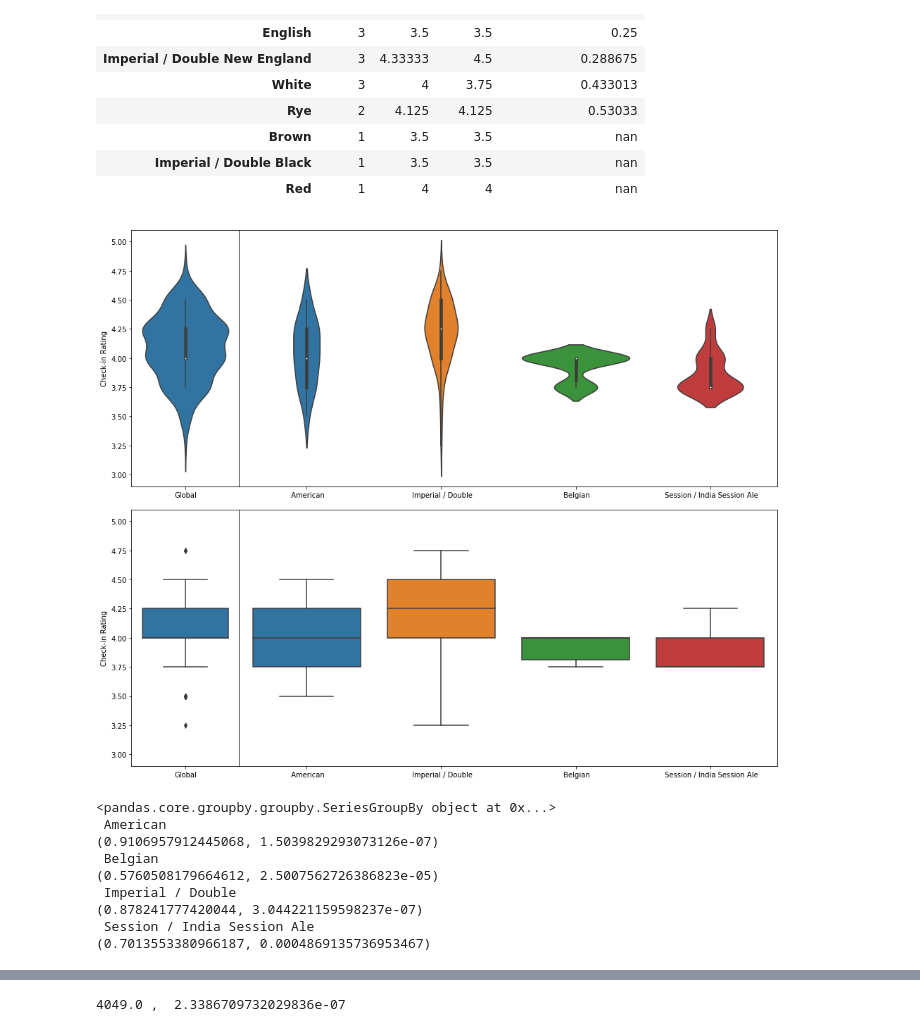
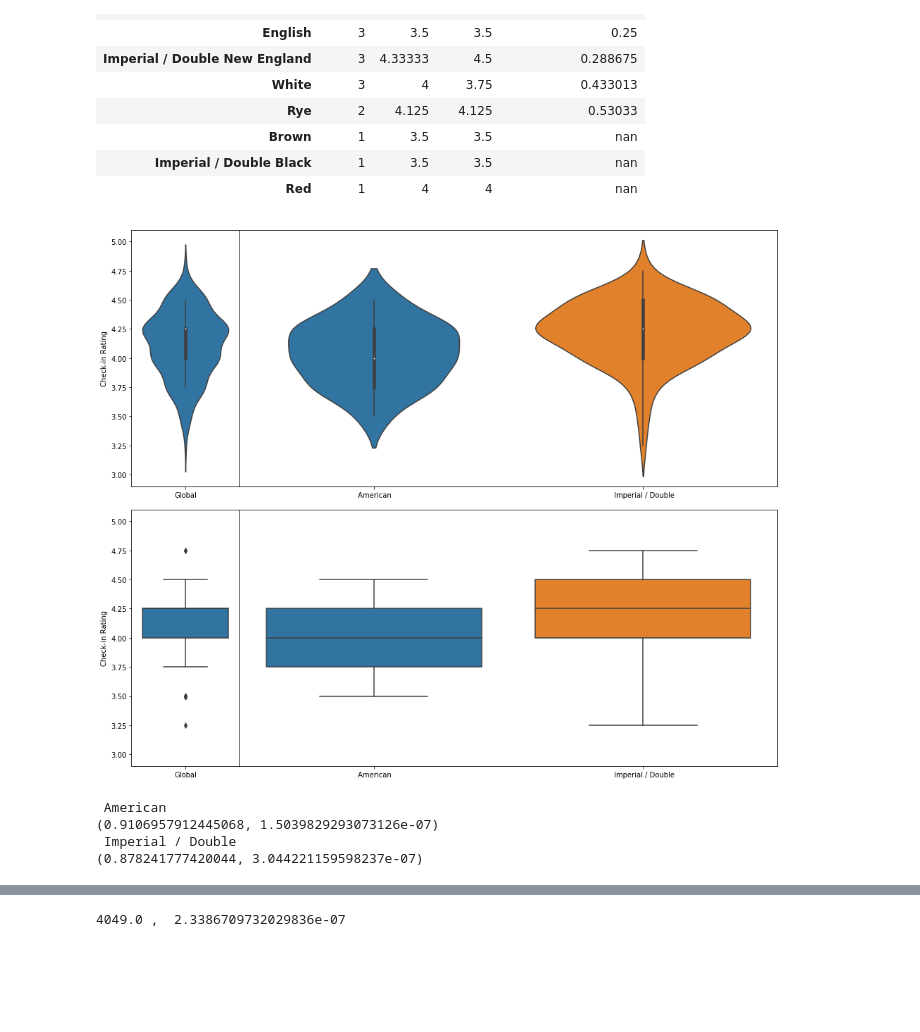
Before and after one commit to amrdixon/untappd, a Jupyter notebook: main/type_analysis.ipynb, the cells around one changed output, grey strips where cells are left out. Cells and saved outputs as stored; diff of their text form; code cells hidden in the pictures; blank space fills up the shorter version.

```diff
--- a/main/type_analysis.ipynb
+++ b/main/type_analysis.ipynb
@@ -674,7 +674,7 @@ data = grouped_ipas
 group= 'beer_subcategory'
 dep_var = 'rating_score'
 
-data = data.filter(lambda x: len(x) > 10)
+data = data.filter(lambda x: len(x) > 30)
 data.dropna(subset=[dep_var], inplace=True)
 
 #Looking at the distribution of different beer base categories with check-ins >30
@@ -690,34 +690,34 @@ plt.ylabel('Check-in Rating')
 ax.set_xticklabels(['Global'])
 plt.xlabel('')
 plt.ylim(2.9, 5.1)
 
 #Make a violin plot
 plt.subplot(gs[:2, 1:])
 ax = sns.violinplot(x=group, y=dep_var, data=data, bw=0.5)
 plt.ylabel('')
 plt.xlabel('')
 plt.ylim(2.9, 5.1)
 ax.set_yticks([])
 
 plt.subplot(gs[2:, 0])
 ax = sns.boxplot(y=dep_var, data=data)
 plt.ylabel('Check-in Rating')
 ax.set_xticklabels(['Global'])
 plt.xlabel('')
 plt.ylim(2.9, 5.1)
 
 plt.subplot(gs[2:, 1:])
 ax = sns.boxplot(x=group, y=dep_var, data=data)
 plt.ylabel('')
 plt.xlabel('')
 plt.ylim(2.9, 5.1)
 ax.set_yticks([])
 
 plt.show()
 
 #The box plot is a little less interesting due to the discrete nature of the ratings data
 # %% [output]
-[figure, old version]
+[figure, new version]
 # %%
 #Check assumptions of the ANOVA - normality
 
@@ -725,13 +725,8 @@ for grouped_ratings in data.groupby(group)[dep_var]:
     print(grouped_ratings[0])
     print(stats.shapiro(grouped_ratings[1]))
 # %% [output]
-<pandas.core.groupby.groupby.SeriesGroupBy object at 0x...>
  American
 (0.9106957912445068, 1.5039829293073126e-07)
- Belgian
-(0.5760508179664612, 2.5007562726386823e-05)
  Imperial / Double
 (0.878241777420044, 3.044221159598237e-07)
- Session / India Session Ale
-(0.7013553380966187, 0.0004869135736953467)
 # %%
```
Also changed, not shown: parts of 8 cells of this notebook, 1 other file.
